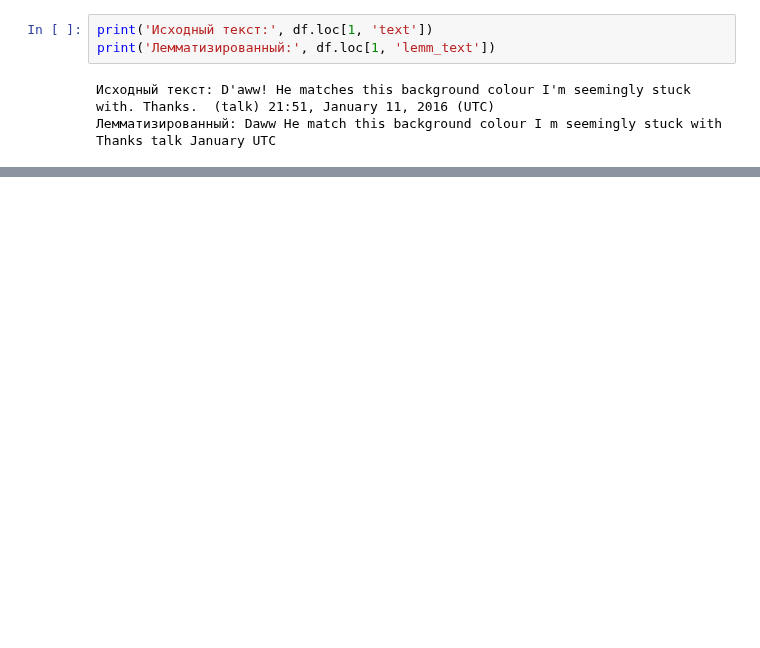
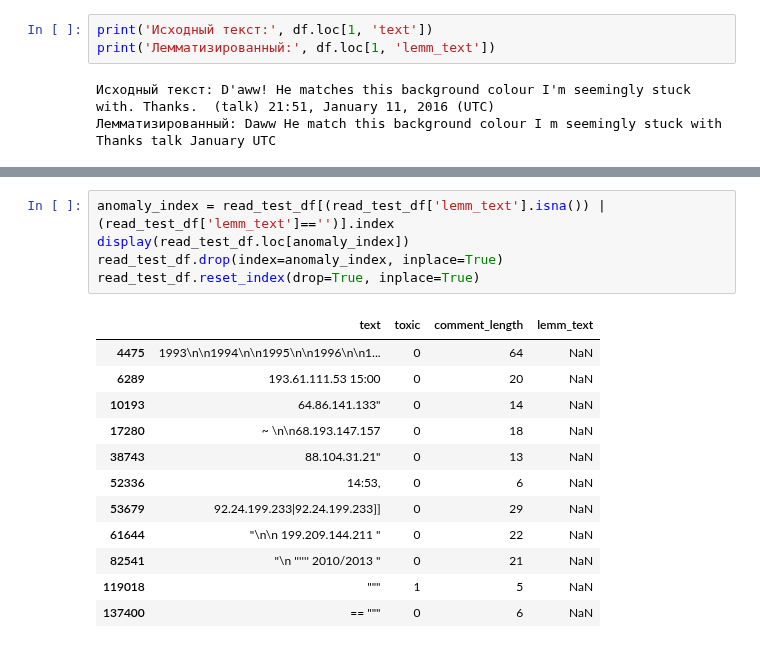
Before and after one commit to samurai921/task_sklearn, a Jupyter notebook: task_3/task_3.ipynb, the cells around one changed output, grey strips where cells are left out. Cells and saved outputs as stored; diff of their text form; blank space fills up the shorter version.

```diff
--- a/task_3/task_3.ipynb
+++ b/task_3/task_3.ipynb
@@ -312,0 +332,18 @@ print('Лемматизированный:', df.loc[1, 'lemm_text'])
+# %%
+anomaly_index = read_test_df[(read_test_df['lemm_text'].isna()) | (read_test_df['lemm_text']=='')].index
+display(read_test_df.loc[anomaly_index])
+read_test_df.drop(index=anomaly_index, inplace=True)
+read_test_df.reset_index(drop=True, inplace=True)
+# %% [output]
+|  | text | toxic | comment_length | lemm_text |
+| 4475 | 1993\n\n1994\n\n1995\n\n1996\n\n1... | 0 | 64 | NaN |
+| 6289 | 193.61.111.53 15:00 | 0 | 20 | NaN |
+| 10193 | 64.86.141.133" | 0 | 14 | NaN |
+| 17280 | ~ \n\n68.193.147.157 | 0 | 18 | NaN |
+| 38743 | 88.104.31.21" | 0 | 13 | NaN |
+| 52336 | 14:53, | 0 | 6 | NaN |
+| 53679 | 92.24.199.233|92.24.199.233]] | 0 | 29 | NaN |
+| 61644 | "\n\n 199.209.144.211 " | 0 | 22 | NaN |
+| 82541 | "\n '''''' 2010/2013 " | 0 | 21 | NaN |
+| 119018 | """ | 1 | 5 | NaN |
+| 137400 | == """ | 0 | 6 | NaN |
```
Also changed, not shown: parts of 11 cells of this notebook.
